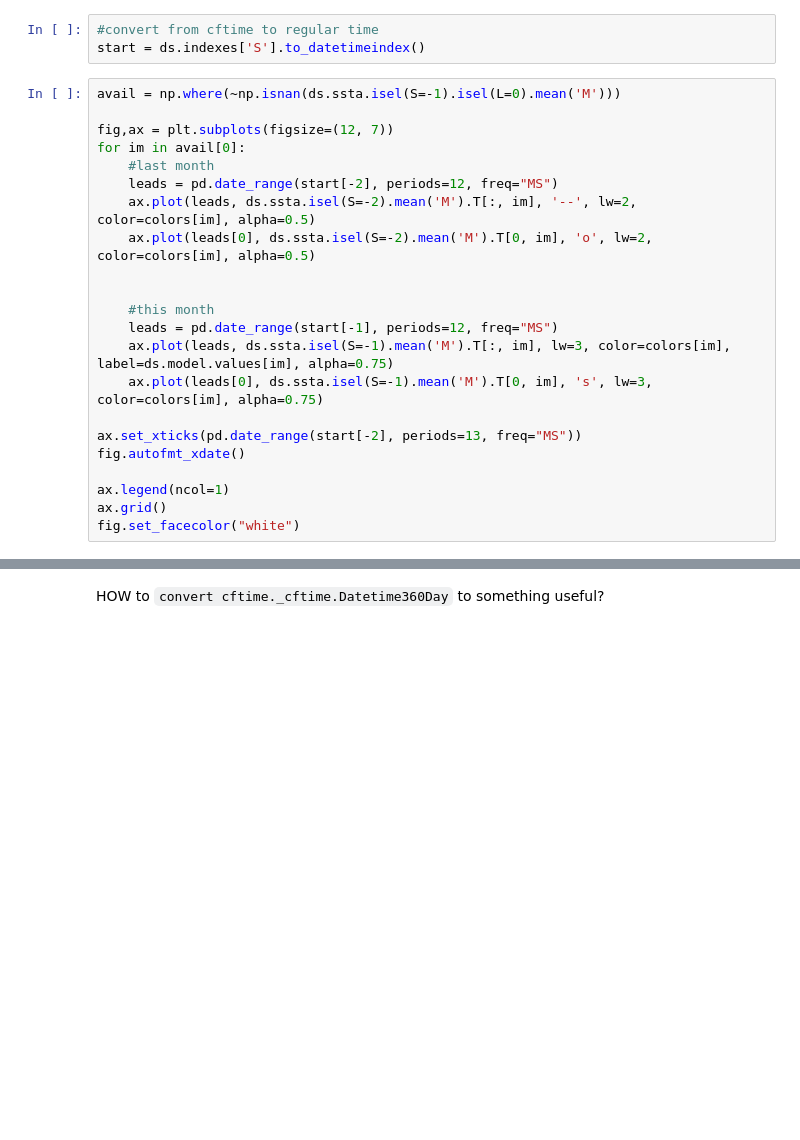
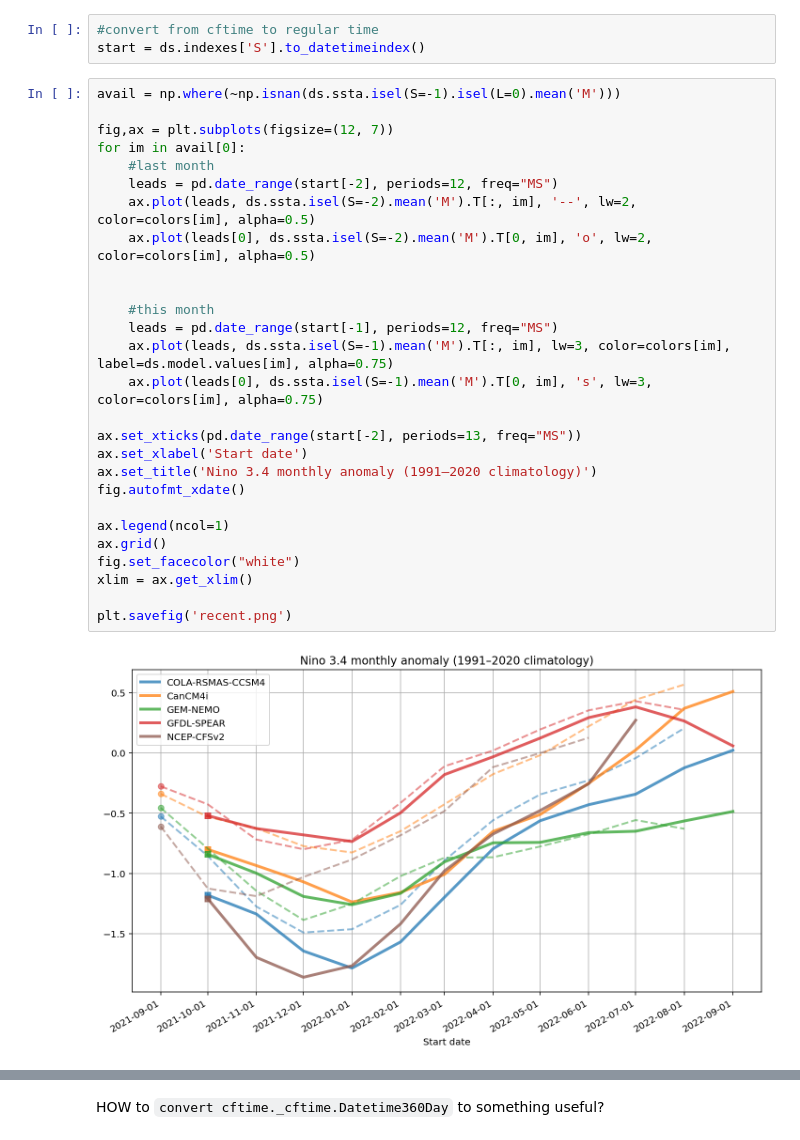
Before and after one commit to mktippett/NMME, a Jupyter notebook: n34.ipynb, the cells around one changed output, grey strips where cells are left out. Cells and saved outputs as stored; diff of their text form; blank space fills up the shorter version.

```diff
--- a/n34.ipynb
+++ b/n34.ipynb
@@ -496,25 +562,32 @@ start = ds.indexes['S'].to_datetimeindex()
 # %%
 avail = np.where(~np.isnan(ds.ssta.isel(S=-1).isel(L=0).mean('M')))
 
 fig,ax = plt.subplots(figsize=(12, 7))
 for im in avail[0]:
     #last month
     leads = pd.date_range(start[-2], periods=12, freq="MS")
     ax.plot(leads, ds.ssta.isel(S=-2).mean('M').T[:, im], '--', lw=2, color=colors[im], alpha=0.5)
     ax.plot(leads[0], ds.ssta.isel(S=-2).mean('M').T[0, im], 'o', lw=2, color=colors[im], alpha=0.5)
 
 
     #this month
     leads = pd.date_range(start[-1], periods=12, freq="MS")
     ax.plot(leads, ds.ssta.isel(S=-1).mean('M').T[:, im], lw=3, color=colors[im], label=ds.model.values[im], alpha=0.75)
     ax.plot(leads[0], ds.ssta.isel(S=-1).mean('M').T[0, im], 's', lw=3, color=colors[im], alpha=0.75)
 
 ax.set_xticks(pd.date_range(start[-2], periods=13, freq="MS"))
+ax.set_xlabel('Start date')
+ax.set_title('Nino 3.4 monthly anomaly (1991–2020 climatology)')
 fig.autofmt_xdate()
 
 ax.legend(ncol=1)
 ax.grid()
 fig.set_facecolor("white")
+xlim = ax.get_xlim()
+
+plt.savefig('recent.png')
+# %% [output]
+[figure, added]
 # %%
 avail = np.where(~np.isnan(ds.ssta.isel(S=-1).isel(L=0).mean('M')))
 
```
Also changed, not shown: parts of 25 cells of this notebook.
